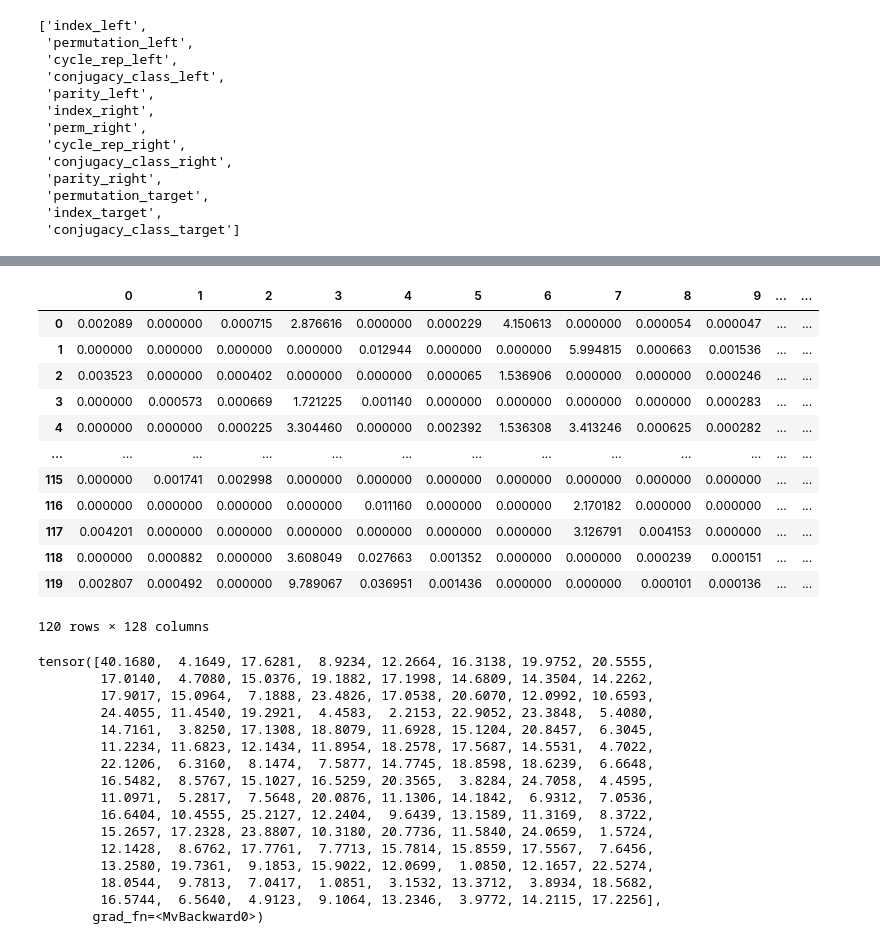
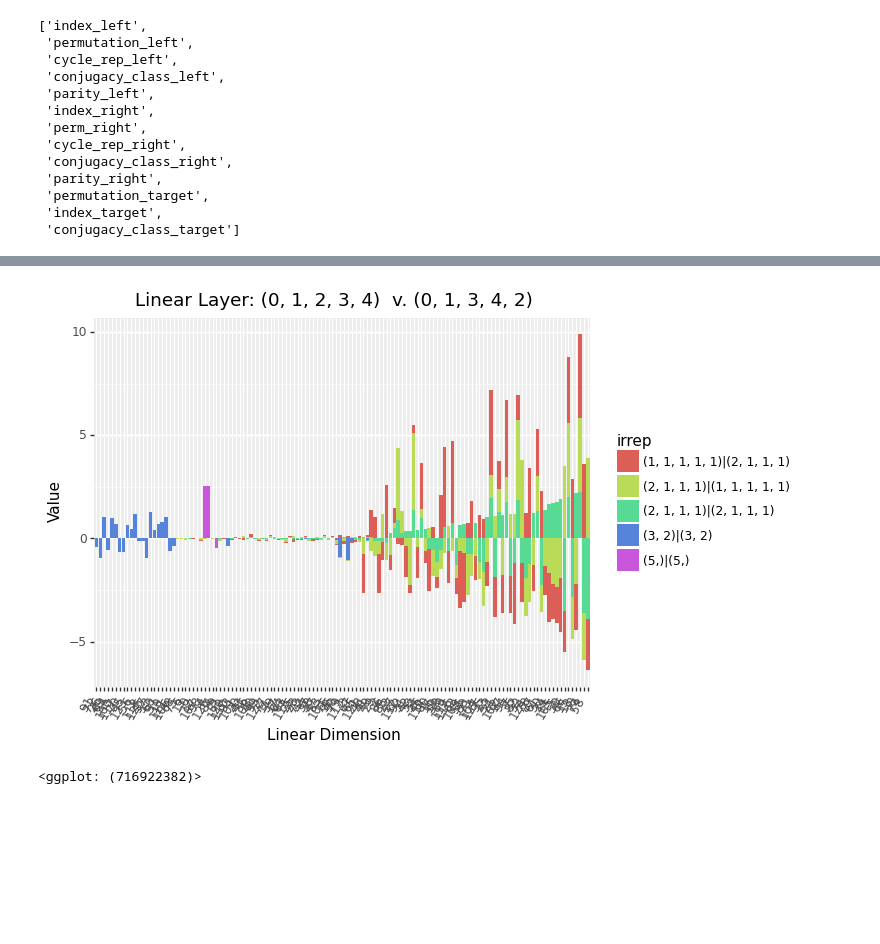
Before and after one commit to dashstander/sn-grok, a Jupyter notebook: mlp_vis.ipynb, the cells around one changed output, grey strips where cells are left out. Saved outputs shown, nothing was run; the diff lists cells and outputs as text; code cells hidden in the pictures; blank space fills up the shorter version.

```diff
--- a/mlp_vis.ipynb
+++ b/mlp_vis.ipynb
@@ -432,0 +426,2 @@ torch.Size([14400, 128])
+# %%
+fourier_linear = slow_ft_2d(linear_activations, 5)
@@ -432,0 +459,2 @@ torch.Size([14400, 128])
+# %%
+fourier_decomp_linear = sn_fourier_basis_2d(fourier_linear, 5)
@@ -432,0 +703,2 @@ torch.Size([14400, 128])
+# %%
+linear_df = fourier_basis_2d_to_df(fourier_decomp_linear, 5)
@@ -433,36 +747,42 @@ torch.Size([14400, 128])
 # %%
-linear_df = pd.DataFrame(ident_linear.numpy())
-linear_df
+from plotnine import theme, element_text
+import numpy as np
+
+
+def make_embed_barplot_2d(data, lperm, rperm, irreps, title_prefix):
+    df = data.filter(
+          (pl.col('permutation_left') == str(lperm.sigma))
+        & (pl.col('permutation_right') == str(rperm.sigma))
+        #& ((pl.col('irrep_left') == rep[0]) & (pl.col('irrep_right') == rep[1]))
+    ).rename(
+        {col: col[3:] for col in linear_df.columns if col.startswith('dim')}
+    ).melt(
+        id_vars=['permutation_left', 'permutation_right','irrep_left', 'irrep_right']
+    ).with_columns(
+        [pl.col('variable').str.parse_int(radix=10),
+        (pl.col('irrep_left') + '|' + pl.col('irrep_right')).alias('irrep')]
+    ).filter(
+        pl.col('irrep').is_in(irreps)
+    ).to_pandas()
+    return (
+        ggplot(df, aes(x='reorder(factor(variable), np.abs(value))', y='value', fill='irrep'))
+        + geom_col()
+        #+ facet_wrap('~variable_group')
+        + xlab('Linear Dimension')
+        + ylab('Value')
+        + ggtitle(f'{title_prefix}: {str(lperm.sigma)}  v. {rperm.sigma}')
+        + theme(axis_text_x=element_text(rotation=60, hjust=1))
+    )
+
+S5 = Permutation.full_group(5)
+
+make_embed_barplot_2d(linear_df, S5[0], S5[1], [
+    "(2, 1, 1, 1)|(2, 1, 1, 1)",
+    "(3, 2)|(3, 2)",
+    "(5,)|(5,)",
+    "(2, 1, 1, 1)|(1, 1, 1, 1, 1)",
+    "(1, 1, 1, 1, 1)|(2, 1, 1, 1)"], 'Linear Layer'
+)
 # %% [output]
-|  | 0 | 1 | 2 | 3 | 4 | 5 | 6 | 7 | 8 | 9 | ... | ... |
-| 0 | 0.002089 | 0.000000 | 0.000715 | 2.876616 | 0.000000 | 0.000229 | 4.150613 | 0.000000 | 0.000054 | 0.000047 | ... | ... |
-| 1 | 0.000000 | 0.000000 | 0.000000 | 0.000000 | 0.012944 | 0.000000 | 0.000000 | 5.994815 | 0.000663 | 0.001536 | ... | ... |
-| 2 | 0.003523 | 0.000000 | 0.000402 | 0.000000 | 0.000000 | 0.000065 | 1.536906 | 0.000000 | 0.000000 | 0.000246 | ... | ... |
-| 3 | 0.000000 | 0.000573 | 0.000669 | 1.721225 | 0.001140 | 0.000000 | 0.000000 | 0.000000 | 0.000000 | 0.000283 | ... | ... |
-| 4 | 0.000000 | 0.000000 | 0.000225 | 3.304460 | 0.000000 | 0.002392 | 1.536308 | 3.413246 | 0.000625 | 0.000282 | ... | ... |
-| ... | ... | ... | ... | ... | ... | ... | ... | ... | ... | ... | ... | ... |
-| 115 | 0.000000 | 0.001741 | 0.002998 | 0.000000 | 0.000000 | 0.000000 | 0.000000 | 0.000000 | 0.000000 | 0.000000 | ... | ... |
-| 116 | 0.000000 | 0.000000 | 0.000000 | 0.000000 | 0.011160 | 0.000000 | 0.000000 | 2.170182 | 0.000000 | 0.000000 | ... | ... |
-| 117 | 0.004201 | 0.000000 | 0.000000 | 0.000000 | 0.000000 | 0.000000 | 0.000000 | 3.126791 | 0.004153 | 0.000000 | ... | ... |
-| 118 | 0.000000 | 0.000882 | 0.000000 | 3.608049 | 0.027663 | 0.001352 | 0.000000 | 0.000000 | 0.000239 | 0.000151 | ... | ... |
-| 119 | 0.002807 | 0.000492 | 0.000000 | 9.789067 | 0.036951 | 0.001436 | 0.000000 | 0.000000 | 0.000101 | 0.000136 | ... | ... |
+[figure, added]
-120 rows × 128 columns
+<ggplot: (716922382)>
-# %%
-model.unembed.weight @ ident_linear[1, :]
-# %% [output]
-tensor([40.1680,  4.1649, 17.6281,  8.9234, 12.2664, 16.3138, 19.9752, 20.5555,
-        17.0140,  4.7080, 15.0376, 19.1882, 17.1998, 14.6809, 14.3504, 14.2262,
-        17.9017, 15.0964,  7.1888, 23.4826, 17.0538, 20.6070, 12.0992, 10.6593,
-        24.4055, 11.4540, 19.2921,  4.4583,  2.2153, 22.9052, 23.3848,  5.4080,
-        14.7161,  3.8250, 17.1308, 18.8079, 11.6928, 15.1204, 20.8457,  6.3045,
-        11.2234, 11.6823, 12.1434, 11.8954, 18.2578, 17.5687, 14.5531,  4.7022,
-        22.1206,  6.3160,  8.1474,  7.5877, 14.7745, 18.8598, 18.6239,  6.6648,
-        16.5482,  8.5767, 15.1027, 16.5259, 20.3565,  3.8284, 24.7058,  4.4595,
-        11.0971,  5.2817,  7.5648, 20.0876, 11.1306, 14.1842,  6.9312,  7.0536,
-        16.6404, 10.4555, 25.2127, 12.2404,  9.6439, 13.1589, 11.3169,  8.3722,
-        15.2657, 17.2328, 23.8807, 10.3180, 20.7736, 11.5840, 24.0659,  1.5724,
-        12.1428,  8.6762, 17.7761,  7.7713, 15.7814, 15.8559, 17.5567,  7.6456,
-        13.2580, 19.7361,  9.1853, 15.9022, 12.0699,  1.0850, 12.1657, 22.5274,
-        18.0544,  9.7813,  7.0417,  1.0851,  3.1532, 13.3712,  3.8934, 18.5682,
-        16.5744,  6.5640,  4.9123,  9.1064, 13.2346,  3.9772, 14.2115, 17.2256],
-       grad_fn=<MvBackward0>)
```
Also changed, not shown: parts of 59 cells of this notebook.
